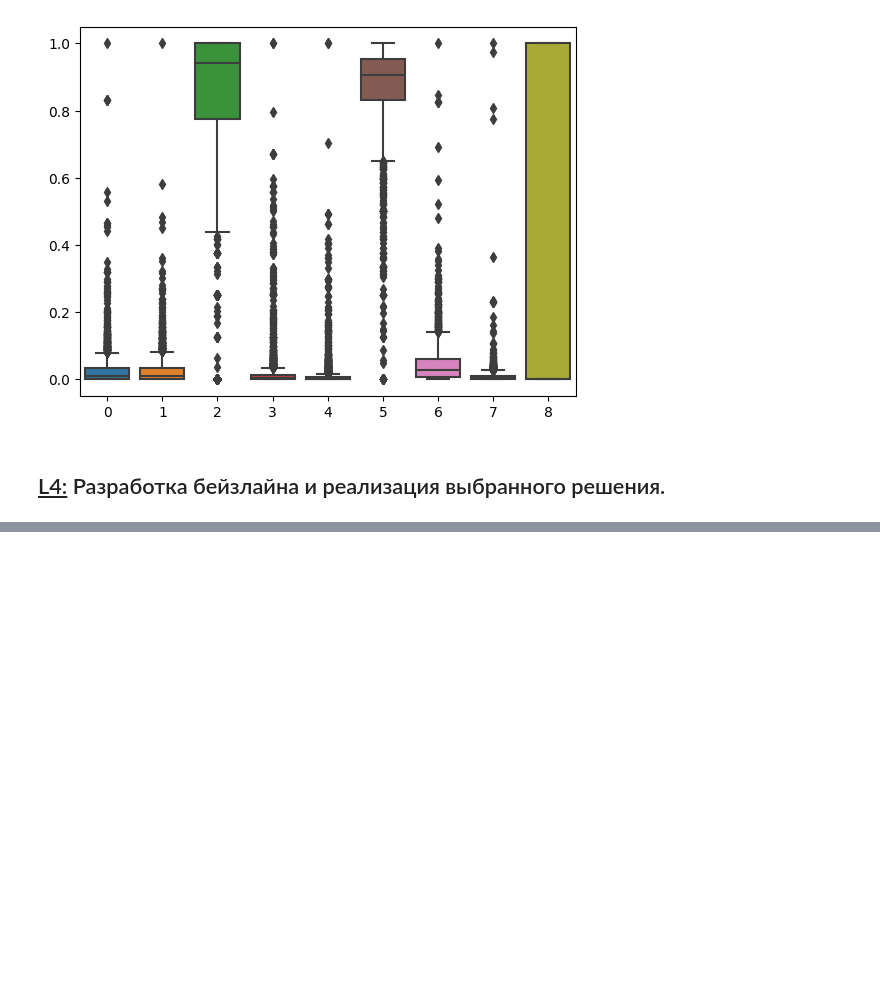
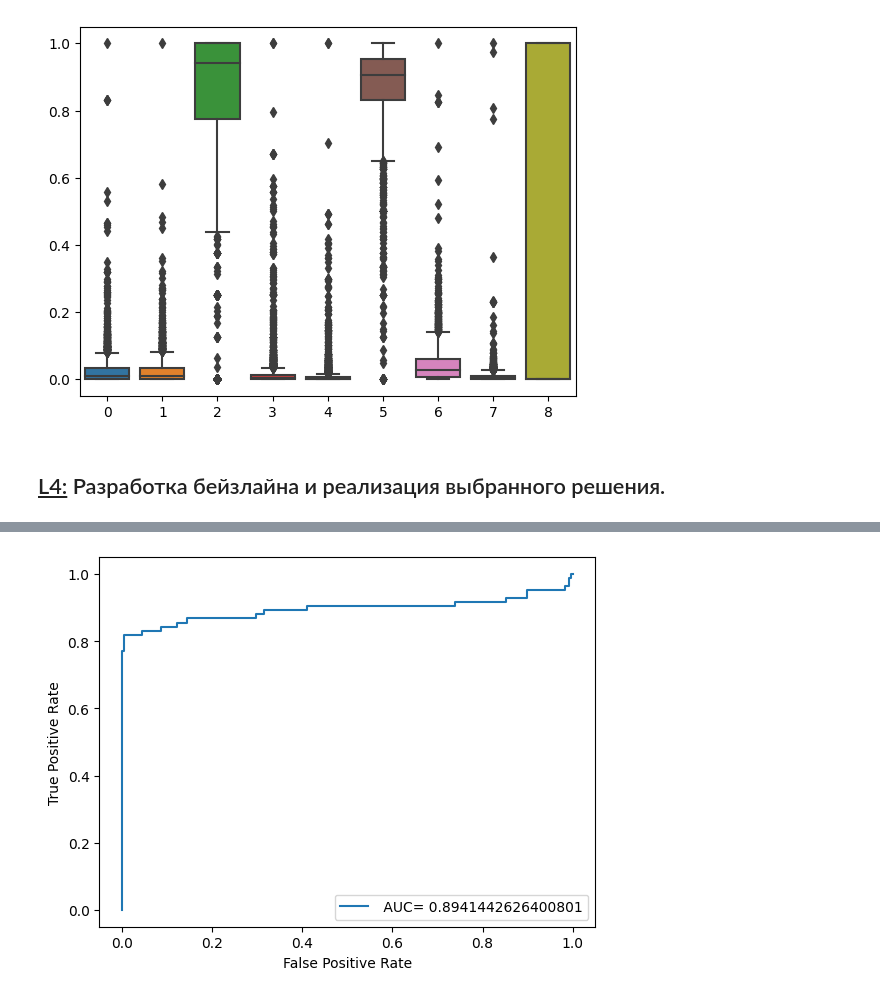
Before and after one commit to wyluilipe/wb_fakerecalls, a Jupyter notebook: mltask.ipynb, the cells around one changed output, grey strips where cells are left out. Saved outputs shown, nothing was run; the diff lists cells and outputs as text; code cells hidden in the pictures; blank space fills up the shorter version.

```diff
--- a/mltask.ipynb
+++ b/mltask.ipynb
@@ -739,0 +728,16 @@ array([-0.42193148, -0.37002355, -0.1713625 , -0.251425  , -0.34881377,
+# %%
+for i in range(100):
+    X, y = df[features], df['label']
+    X, x_test, y, y_test = train_test_split(X, y, train_size=0.4)
+    X = (X - X.min()) / (X.max() - X.min())
+    y = (y - y.min()) / (y.max() - y.min())
+    X = np.array(X).astype(np.float32)
+    y = np.array(y).astype(np.float32)
+    X = X * 2 - 1
+    y = y * 2 - 1
+
+    y_pred = dbdt.compute_Boosting_output(torch.tensor(X), torch.tensor(y))
+    y_pred = np.array(torch.Tensor.tolist(y_pred))
+    y_pred = np.where(y_pred.round() == 0, 1, -1)
+
+    print(f'sample {i}: f1_score: {f1_score(y_pred, y)}, auc: {roc_auc_score(y_pred, y)}')
@@ -739,0 +815,4 @@ array([-0.42193148, -0.37002355, -0.1713625 , -0.251425  , -0.34881377,
+# %%
+n_x = 9
+dbdt = SDTs(n_x, use_cuda=False)
+dbdt.params = torch.load('model_adam.pth', map_location=torch.device('cpu')).values()
@@ -739,0 +825,3 @@ array([-0.42193148, -0.37002355, -0.1713625 , -0.251425  , -0.34881377,
+# %%
+test_pred = dbdt.compute_Boosting_output(torch.tensor(x_test[3]), torch.tensor(y_test[3]))
+test_pred = np.array(torch.Tensor.tolist(test_pred))
@@ -739,0 +832,14 @@ array([-0.42193148, -0.37002355, -0.1713625 , -0.251425  , -0.34881377,
+# %%
+from sklearn.metrics import roc_curve
+y_pred = test_pred
+fpr, tpr, _ = roc_curve(y_test, y_pred)
+auc = roc_auc_score(y_test, y_pred)
+
+#create ROC curve
+plt.plot (fpr,tpr,label=" AUC= "+str(auc))
+plt.ylabel('True Positive Rate')
+plt.xlabel('False Positive Rate')
+plt.legend(loc=4)
+plt.show()
+# %% [output]
+[figure, added]
```
Also changed, not shown: parts of 42 cells of this notebook.
